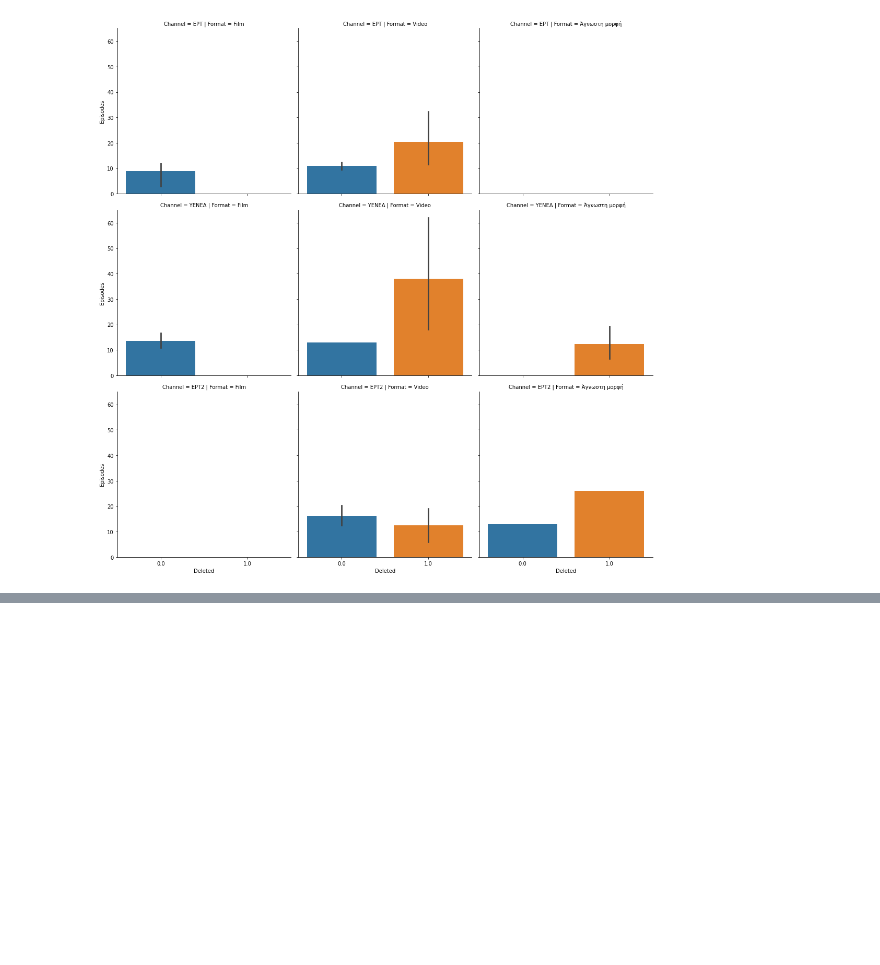
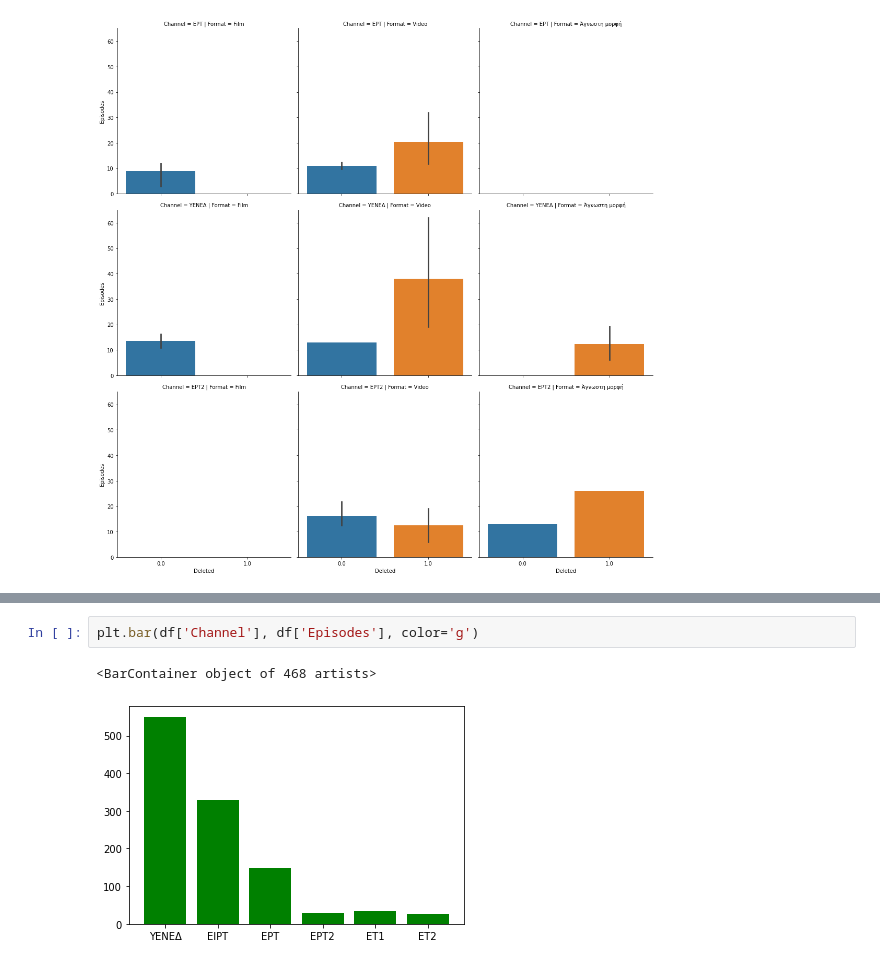
Before and after one commit to AntonioKal/Data_Analysis, a Jupyter notebook: Archivio_ERT.ipynb, the cells around one changed output, grey strips where cells are left out. Saved outputs shown, nothing was run; the diff lists cells and outputs as text; blank space fills up the shorter version.

```diff
--- a/Archivio_ERT.ipynb
+++ b/Archivio_ERT.ipynb
@@ -83,0 +96,5 @@ df.groupby(['Format', 'Channel']).sum()['Episodes'].plot(kind='pie',shadow=False
+# %%
+plt.bar(df['Channel'], df['Episodes'], color='g')
+# %% [output]
+<BarContainer object of 468 artists>
+[figure, added]
```
Also changed, not shown: parts of 4 cells of this notebook.
